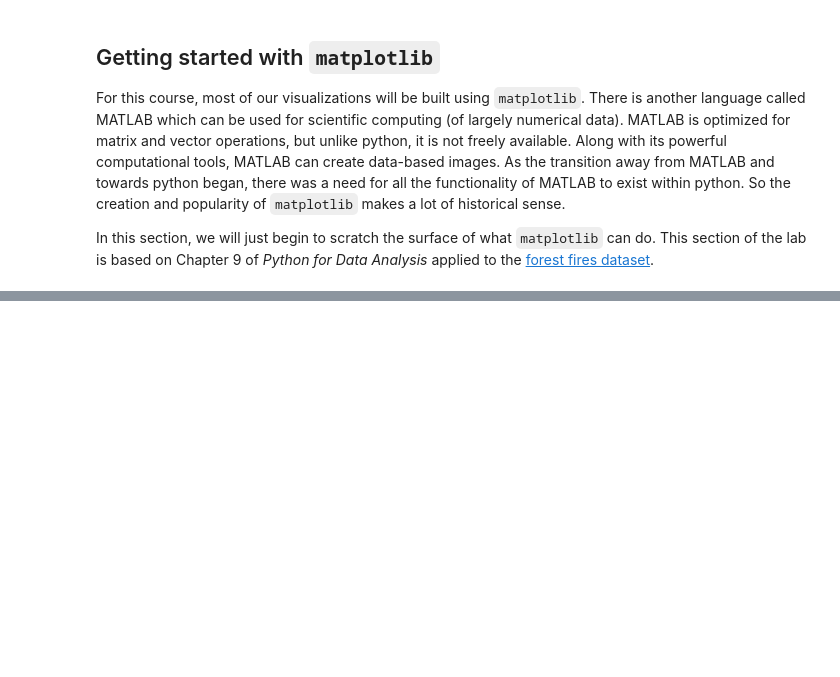
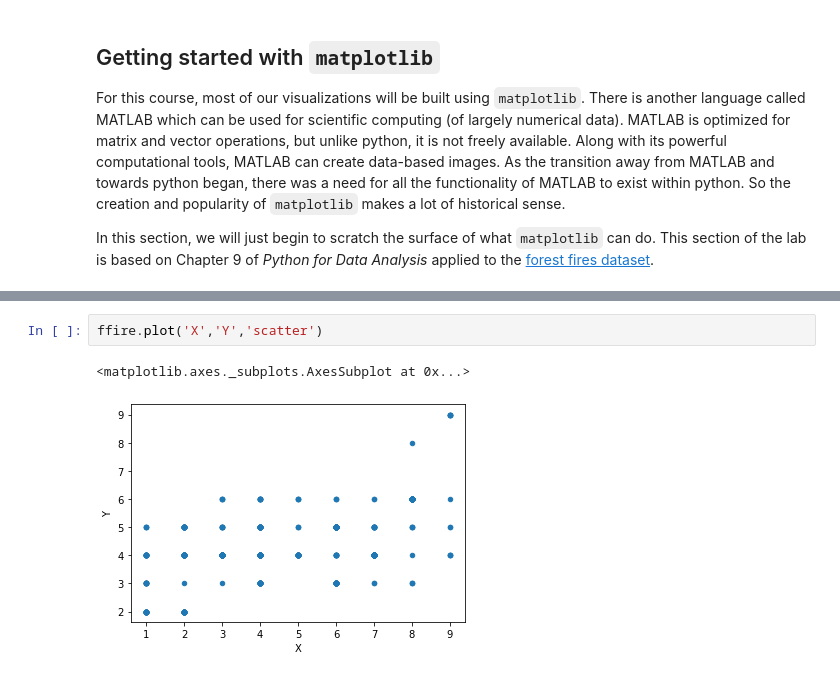
Before and after one commit to comp-machine-learning-general/course-materials, a Jupyter notebook: Labs/Lab02/Lab02.ipynb, the cells around one changed output, grey strips where cells are left out. Saved outputs shown, nothing was run; the diff lists cells and outputs as text; blank space fills up the shorter version.

```diff
--- a/Labs/Lab02/Lab02.ipynb
+++ b/Labs/Lab02/Lab02.ipynb
@@ -145,0 +187,5 @@ While this is not _technically_ true, we cannot see the result of what we create
+# %%
+ffire.plot('X','Y','scatter')
+# %% [output]
+<matplotlib.axes._subplots.AxesSubplot at 0x...>
+[figure, added]
```
Also changed, not shown: parts of 33 cells of this notebook.
